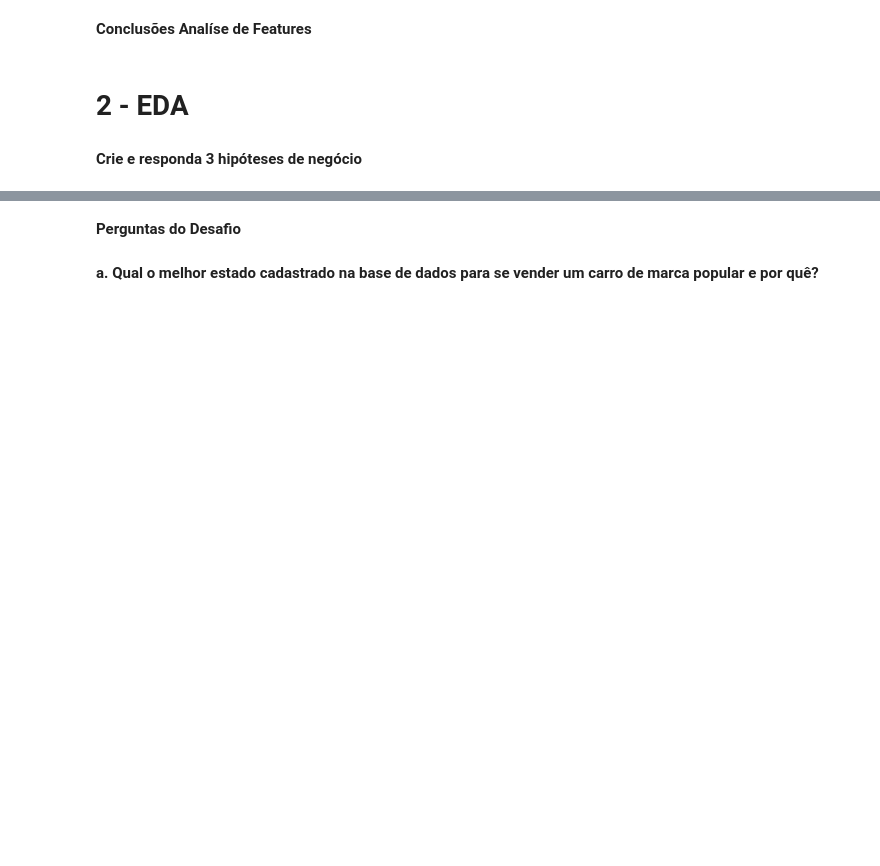
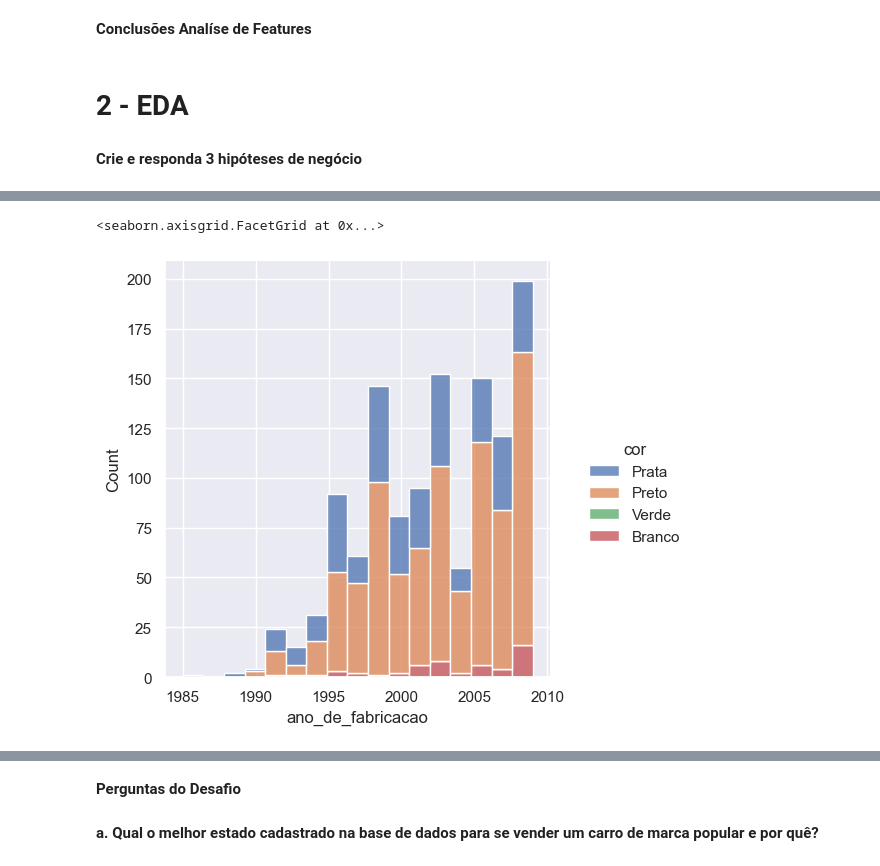
Before and after one commit to gabrieltsferreira/Lighthouse-Desafio-Cientista-de-Dados-2023-9, a Jupyter notebook: LH_CD_GabrielFerreira.ipynb, the cells around one changed output, grey strips where cells are left out. Saved outputs shown, nothing was run; the diff lists cells and outputs as text; code cells hidden in the pictures; blank space fills up the shorter version.

```diff
--- a/LH_CD_GabrielFerreira.ipynb
+++ b/LH_CD_GabrielFerreira.ipynb
@@ -200,0 +218,11 @@ Name: marca, dtype: int64
+# %%
+# filtro de registros ANTES de 2010
+filtro = (data['ano_de_fabricacao']<2010)
+
+antes_2010 = data.loc[filtro]
+
+sns.set(rc = {'figure.figsize':(8, 8)})
+sns.displot(antes_2010, x='ano_de_fabricacao', hue='cor', multiple="stack")
+# %% [output]
+<seaborn.axisgrid.FacetGrid at 0x...>
+[figure, added]
```
Also changed, not shown: parts of 11 cells of this notebook.
